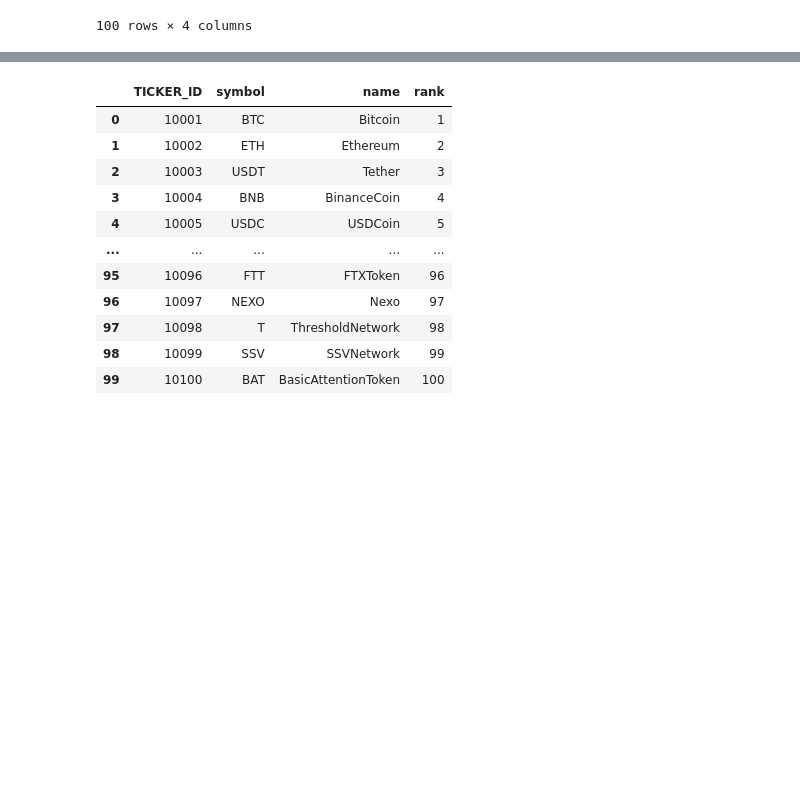
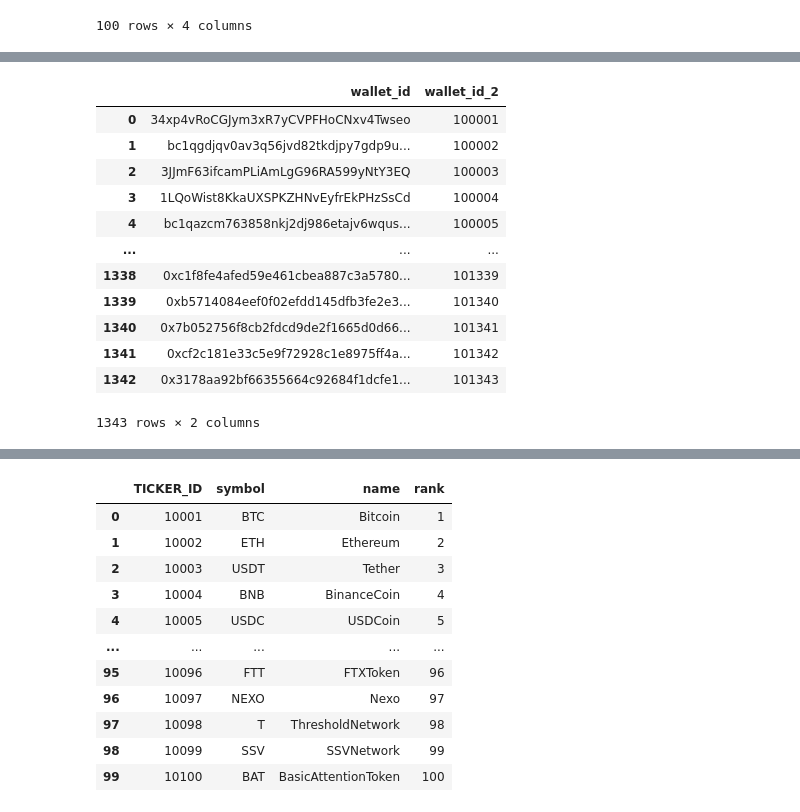
Before and after one commit to alisdghnia/adbm-crypto-database-project, a Jupyter notebook: DIM_WALLET.ipynb, the cells around one changed output, grey strips where cells are left out. Saved outputs shown, nothing was run; the diff lists cells and outputs as text; code cells hidden in the pictures; blank space fills up the shorter version.

```diff
--- a/DIM_WALLET.ipynb
+++ b/DIM_WALLET.ipynb
@@ -65,0 +87,17 @@ See the caveats in the documentation: https://pandas.pydata.org/pandas-docs/stab
+# %%
+df.drop(columns=['symbol', 'TICKER_ID'], inplace=True)
+df
+# %% [output]
+|  | wallet_id | wallet_id_2 |
+| 0 | 34xp4vRoCGJym3xR7yCVPFHoCNxv4Twseo | 100001 |
+| 1 | bc1qgdjqv0av3q56jvd82tkdjpy7gdp9u... | 100002 |
+| 2 | 3JJmF63ifcamPLiAmLgG96RA599yNtY3EQ | 100003 |
+| 3 | 1LQoWist8KkaUXSPKZHNvEyfrEkPHzSsCd | 100004 |
+| 4 | bc1qazcm763858nkj2dj986etajv6wqus... | 100005 |
+| ... | ... | ... |
+| 1338 | 0xc1f8fe4afed59e461cbea887c3a5780... | 101339 |
+| 1339 | 0xb5714084eef0f02efdd145dfb3fe2e3... | 101340 |
+| 1340 | 0x7b052756f8cb2fdcd9de2f1665d0d66... | 101341 |
+| 1341 | 0xcf2c181e33c5e9f72928c1e8975ff4a... | 101342 |
+| 1342 | 0x3178aa92bf66355664c92684f1dcfe1... | 101343 |
+1343 rows × 2 columns
```
Also changed, not shown: parts of 12 cells of this notebook.
